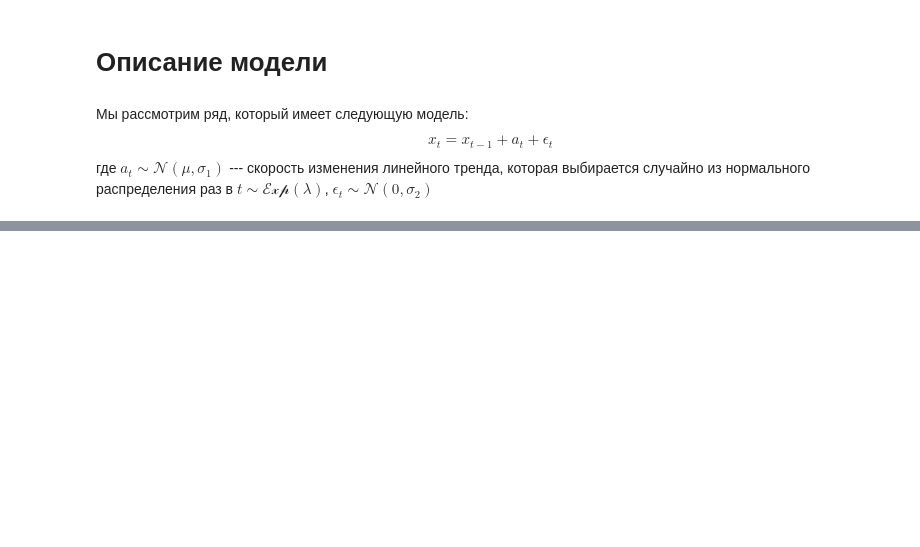
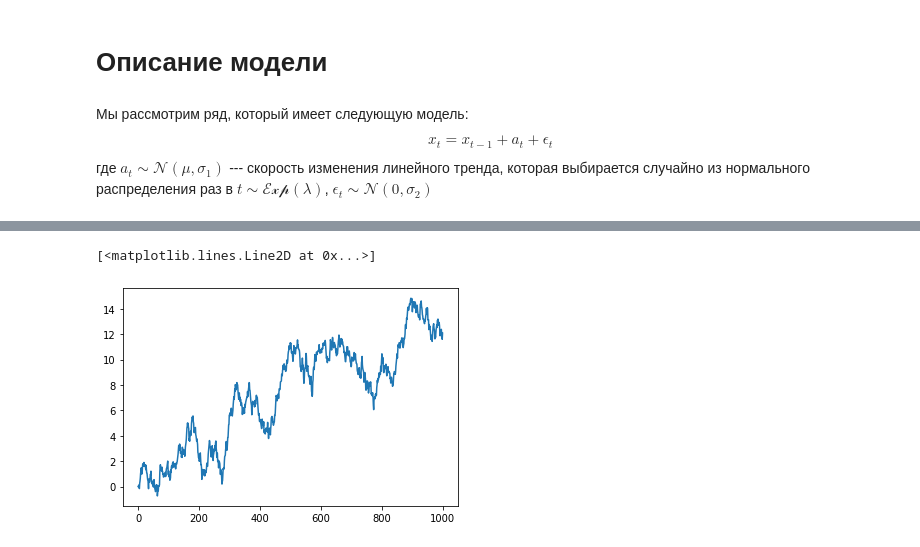
Before and after one commit to statmod-ml-community/ml-seminars-2019-2, a Jupyter notebook: ts-prediction.ipynb, the cells around one changed output, grey strips where cells are left out. Saved outputs shown, nothing was run; the diff lists cells and outputs as text; code cells hidden in the pictures; blank space fills up the shorter version.

```diff
--- a/ts-prediction.ipynb
+++ b/ts-prediction.ipynb
@@ -128,0 +144,5 @@ class SimpleLinearModel(object):
+# %%
+plt.plot(dem_rw)
+# %% [output]
+[<matplotlib.lines.Line2D at 0x...>]
+[figure, added]
```
Also changed, not shown: parts of 18 cells of this notebook.
